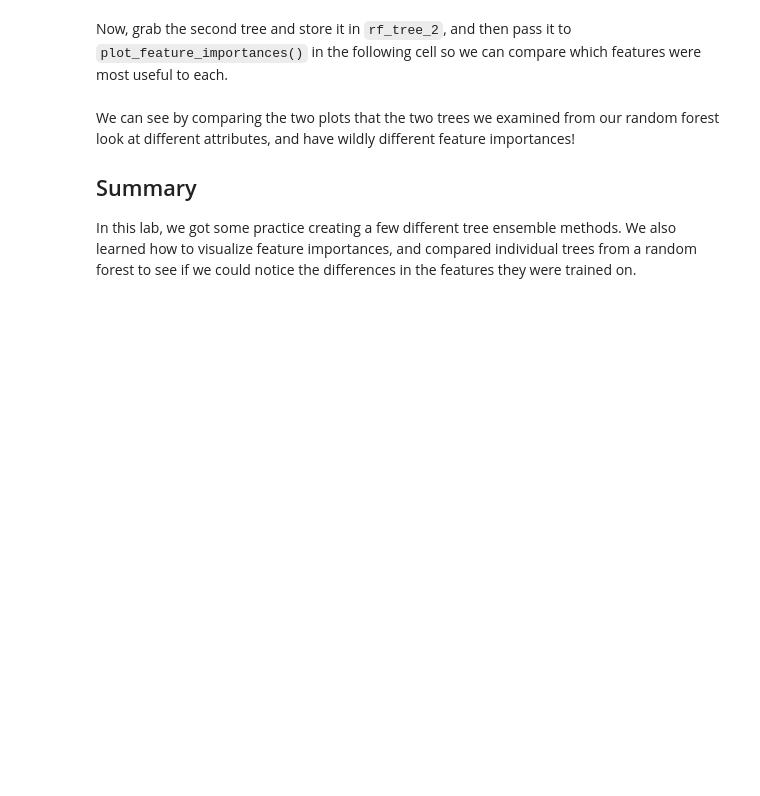
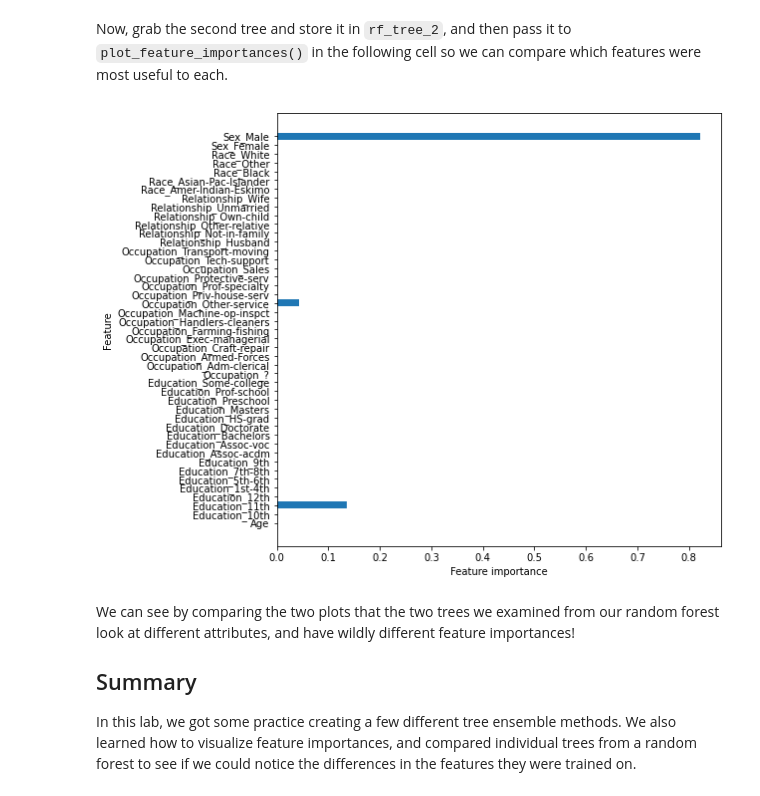
Before and after one commit to Pamela-Chebii/dsc-tree-ensembles-random-forests-lab, a Jupyter notebook: index.ipynb, the cells around one changed output. Cells and saved outputs as stored; diff of their text form; code cells hidden in the pictures; blank space fills up the shorter version.

```diff
--- a/index.ipynb
+++ b/index.ipynb
@@ -286,5 +289,8 @@ rf_tree_2 = None
 # %%
 # Feature importance
+plot_feature_importances(rf_tree_2)
+# %% [output]
+[figure, added]
 # %% [markdown]
 We can see by comparing the two plots that the two trees we examined from our random forest look at different attributes, and have wildly different feature importances!
 
```
Also changed, not shown: parts of 3 cells of this notebook.
